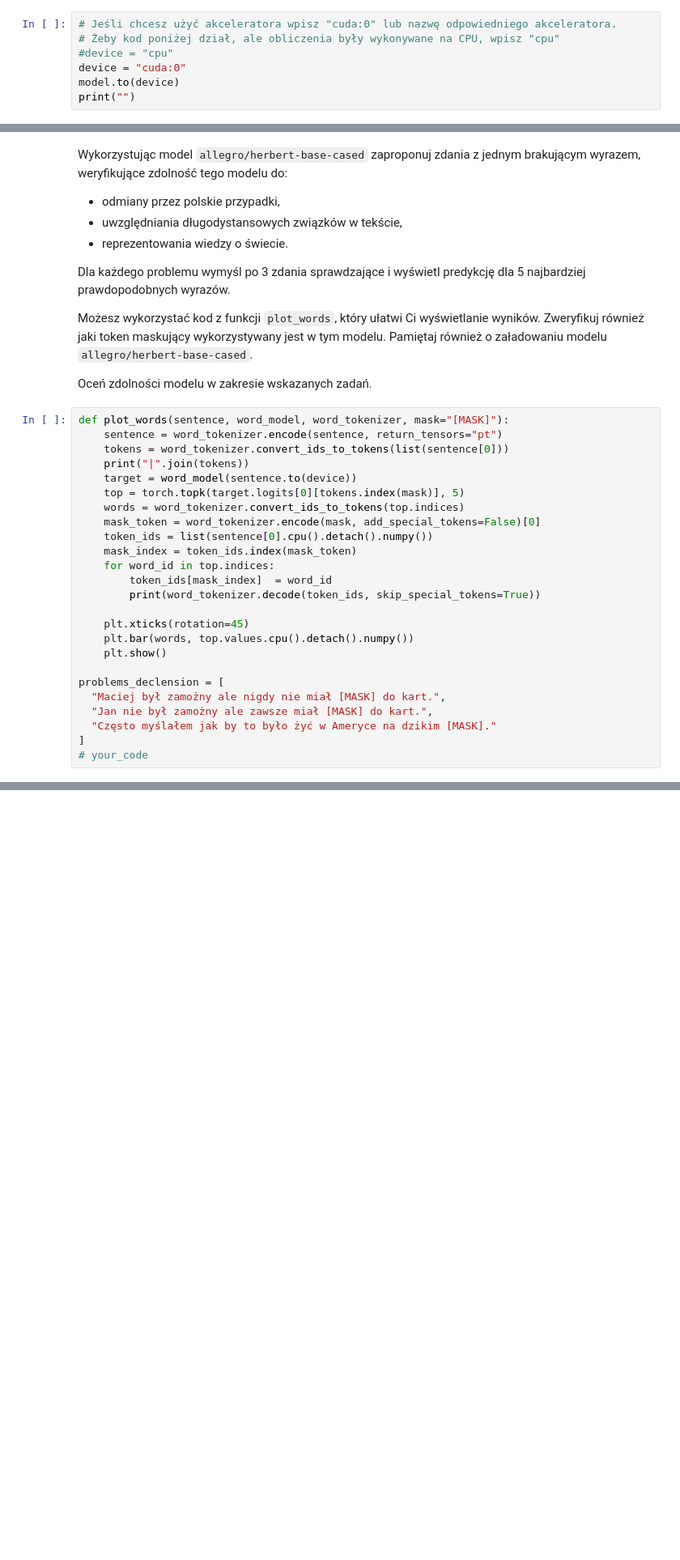
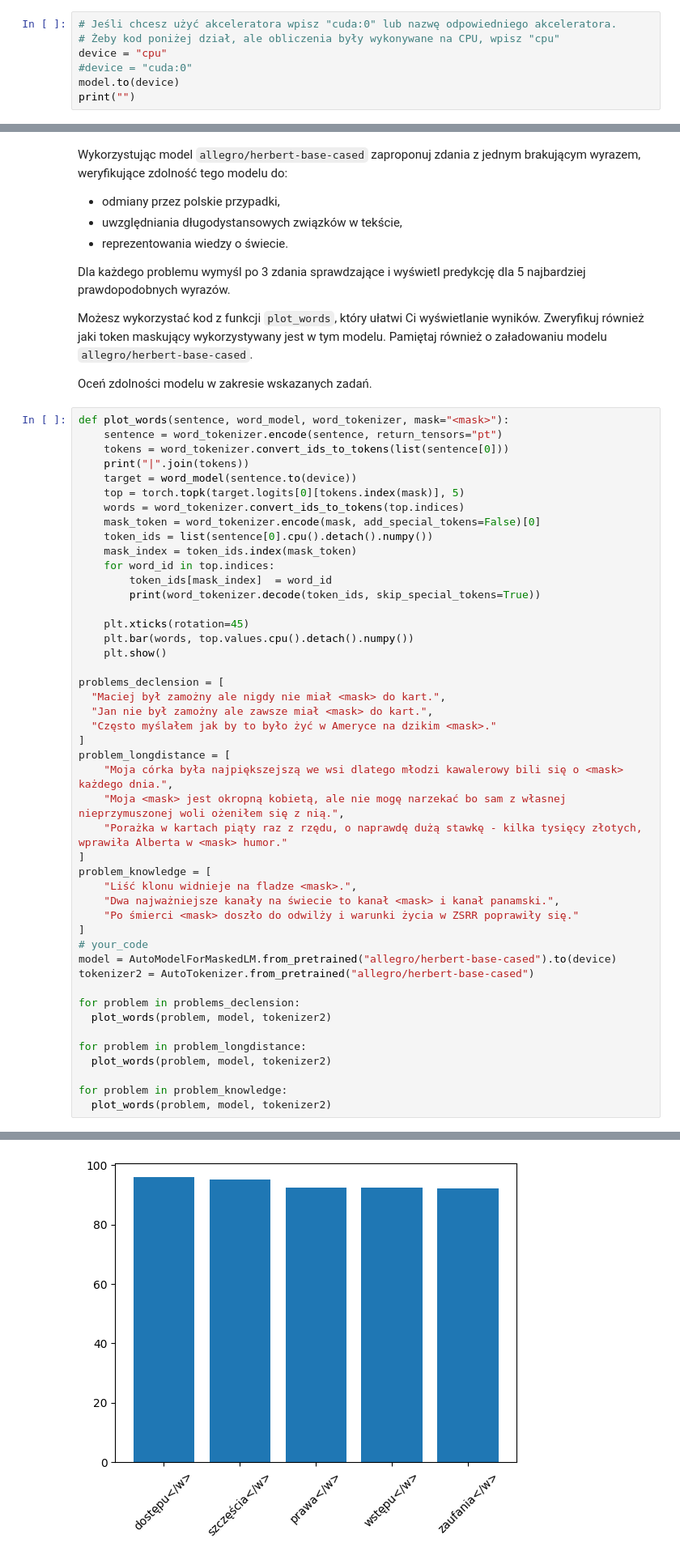
Before and after one commit to Ant-Mas/sztuczna-inteligencja, a Jupyter notebook: lab5/lab_5.ipynb, the cells around one changed output, grey strips where cells are left out. Shown: that part at 81% size. Drawn from its saved outputs; the diff is of its cells as text; blank space fills up the shorter version.

```diff
--- a/lab5/lab_5.ipynb
+++ b/lab5/lab_5.ipynb
@@ -115,8 +114,8 @@ Jeśli dysponujemy akceleratorem (GPU lub inny), to pamiętajmy żeby przeniść
 # %%
 # Jeśli chcesz użyć akceleratora wpisz "cuda:0" lub nazwę odpowiedniego akceleratora.
 # Żeby kod poniżej dział, ale obliczenia były wykonywane na CPU, wpisz "cpu"
-#device = "cpu"
-device = "cuda:0"
+device = "cpu"
+#device = "cuda:0"
 model.to(device)
 print("")
 # %% [markdown]
@@ -262,7 +256,7 @@ Możesz wykorzystać kod z funkcji `plot_words`, który ułatwi Ci wyświetlanie
 
 Oceń zdolności modelu w zakresie wskazanych zadań.
 # %%
-def plot_words(sentence, word_model, word_tokenizer, mask="[MASK]"):
+def plot_words(sentence, word_model, word_tokenizer, mask="<mask>"):
     sentence = word_tokenizer.encode(sentence, return_tensors="pt")
     tokens = word_tokenizer.convert_ids_to_tokens(list(sentence[0]))
     print("|".join(tokens))
@@ -281,9 +275,30 @@ def plot_words(sentence, word_model, word_tokenizer, mask="[MASK]"):
     plt.show()
 
 problems_declension = [
-  "Maciej był zamożny ale nigdy nie miał [MASK] do kart.",
-  "Jan nie był zamożny ale zawsze miał [MASK] do kart.",
-  "Często myślałem jak by to było żyć w Ameryce na dzikim [MASK]."
+  "Maciej był zamożny ale nigdy nie miał <mask> do kart.",
+  "Jan nie był zamożny ale zawsze miał <mask> do kart.",
+  "Często myślałem jak by to było żyć w Ameryce na dzikim <mask>."
+]
+problem_longdistance = [
+    "Moja córka była najpiększejszą we wsi dlatego młodzi kawalerowy bili się o <mask> każdego dnia.",
+    "Moja <mask> jest okropną kobietą, ale nie mogę narzekać bo sam z własnej nieprzymuszonej woli ożeniłem się z nią.",
+    "Porażka w kartach piąty raz z rzędu, o naprawdę dużą stawkę - kilka tysięcy złotych, wprawiła Alberta w <mask> humor."
+]
+problem_knowledge = [
+    "Liść klonu widnieje na fladze <mask>.",
+    "Dwa najważniejsze kanały na świecie to kanał <mask> i kanał panamski.",
+    "Po śmierci <mask> doszło do odwilży i warunki życia w ZSRR poprawiły się."
 ]
 # your_code
+model = AutoModelForMaskedLM.from_pretrained("allegro/herbert-base-cased").to(device)
+tokenizer2 = AutoTokenizer.from_pretrained("allegro/herbert-base-cased")
+
+for problem in problems_declension:
+  plot_words(problem, model, tokenizer2)
+
+for problem in problem_longdistance:
+  plot_words(problem, model, tokenizer2)
+
+for problem in problem_knowledge:
+  plot_words(problem, model, tokenizer2)
 # %% [output]
@@ -290,0 +311 @@ SyntaxError: invalid syntax. Perhaps you forgot a comma? (ipython-input-23816396
+[figure, added]
```
Also changed, not shown: parts of 6 cells of this notebook.
